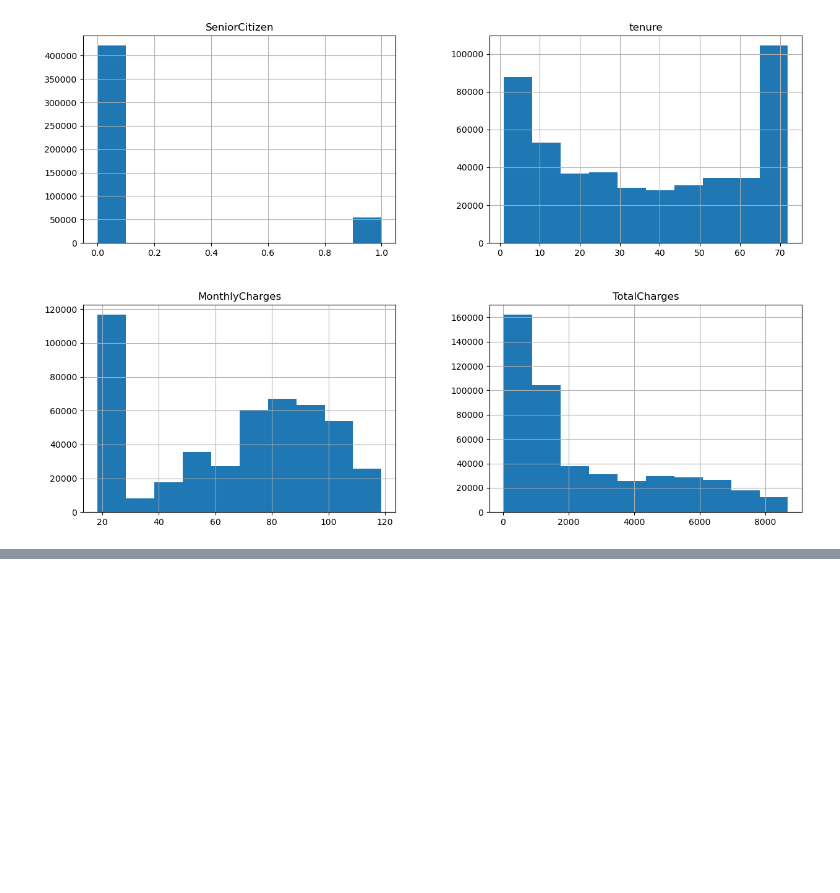
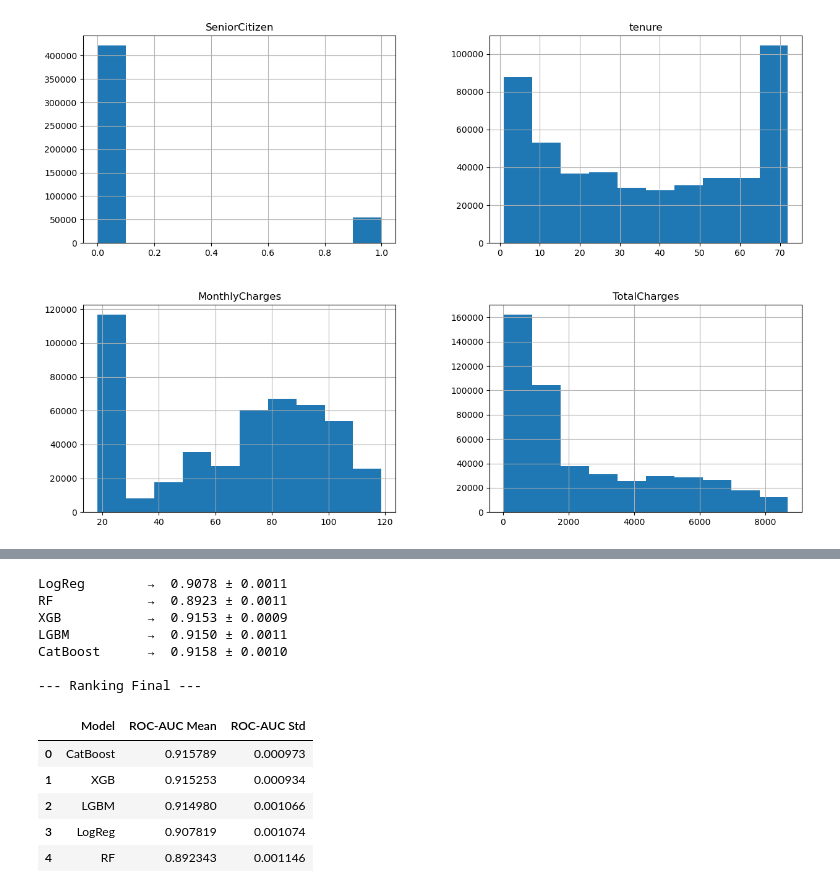
Before and after one commit to Felintox/Predict-Customer-Churn---Kaggle-Playground-Prediction-Competition-, a Jupyter notebook: churn-predict.ipynb, the cells around one changed output, grey strips where cells are left out. Drawn from its saved outputs; the diff is of its cells as text; code cells hidden in the pictures; blank space fills up the shorter version.

```diff
--- a/churn-predict.ipynb
+++ b/churn-predict.ipynb
@@ -137,3 +163,6 @@ array([[<Axes: title={'center': 'SeniorCitizen'}>,
        [<Axes: title={'center': 'MonthlyCharges'}>,
         <Axes: title={'center': 'TotalCharges'}>]], dtype=object)
 [figure]
+# %%
+num_vars = num_vars.drop('SeniorCitizen')
+cat_vars = cat_vars.append(pd.Index(['SeniorCitizen']))
@@ -139,0 +175,13 @@ array([[<Axes: title={'center': 'SeniorCitizen'}>,
+# %%
+cat_pipeline = Pipeline([
+    ('encoder', OneHotEncoder(handle_unknown='ignore', sparse_output=False))
+])
+
+num_pipeline = Pipeline([
+    ('scaler', StandardScaler())
+])
+
+preprocessor = ColumnTransformer(transformers=[
+    ("num", num_pipeline, num_vars),
+    ("cat", cat_pipeline, cat_vars)
+])
@@ -139,0 +193,50 @@ array([[<Axes: title={'center': 'SeniorCitizen'}>,
+# %%
+modelos = {
+    "LogReg": LogisticRegression(max_iter=1000, random_state=42),
+    "RF":     RandomForestClassifier(n_estimators=200, random_state=42, n_jobs=-1),
+    "XGB":    XGBClassifier(eval_metric="logloss", random_state=42, verbosity=0),
+    "LGBM":   LGBMClassifier(random_state=42, verbose=-1),
+    "CatBoost": CatBoostClassifier(random_state=42, verbose=0),
+}
+
+cv = StratifiedKFold(n_splits=5, shuffle=True, random_state=42)
+resultados_fase1 = []
+
+for model_name, modelo in modelos.items():
+    pipe = Pipeline([
+        ("preprocessor", preprocessor),
+        ("model", modelo)
+    ])
+
+    scores = cross_val_score(pipe, x_train, y_train, cv=cv, scoring="roc_auc", n_jobs=-1)
+
+    resultados_fase1.append({
+        "Model":        model_name,
+        "ROC-AUC Mean": scores.mean(),
+        "ROC-AUC Std":  scores.std(),
+    })
+
+    print(f"{model_name:<12}  →  {scores.mean():.5f} ± {scores.std():.4f}")
+
+df_fase1 = (
+    pd.DataFrame(resultados_fase1)
+    .sort_values("ROC-AUC Mean", ascending=False)
+    .reset_index(drop=True)
+)
+
+print("\n--- Ranking Final ---")
+df_fase1
+# %% [output]
+LogReg        →  0.9078 ± 0.0011
+RF            →  0.8923 ± 0.0011
+XGB           →  0.9153 ± 0.0009
+LGBM          →  0.9150 ± 0.0011
+CatBoost      →  0.9158 ± 0.0010
+
+--- Ranking Final ---
+|  | Model | ROC-AUC Mean | ROC-AUC Std |
+| 0 | CatBoost | 0.915789 | 0.000973 |
+| 1 | XGB | 0.915253 | 0.000934 |
+| 2 | LGBM | 0.914980 | 0.001066 |
+| 3 | LogReg | 0.907819 | 0.001074 |
+| 4 | RF | 0.892343 | 0.001146 |
```
Also changed, not shown: parts of 19 cells of this notebook, 2 other files.
